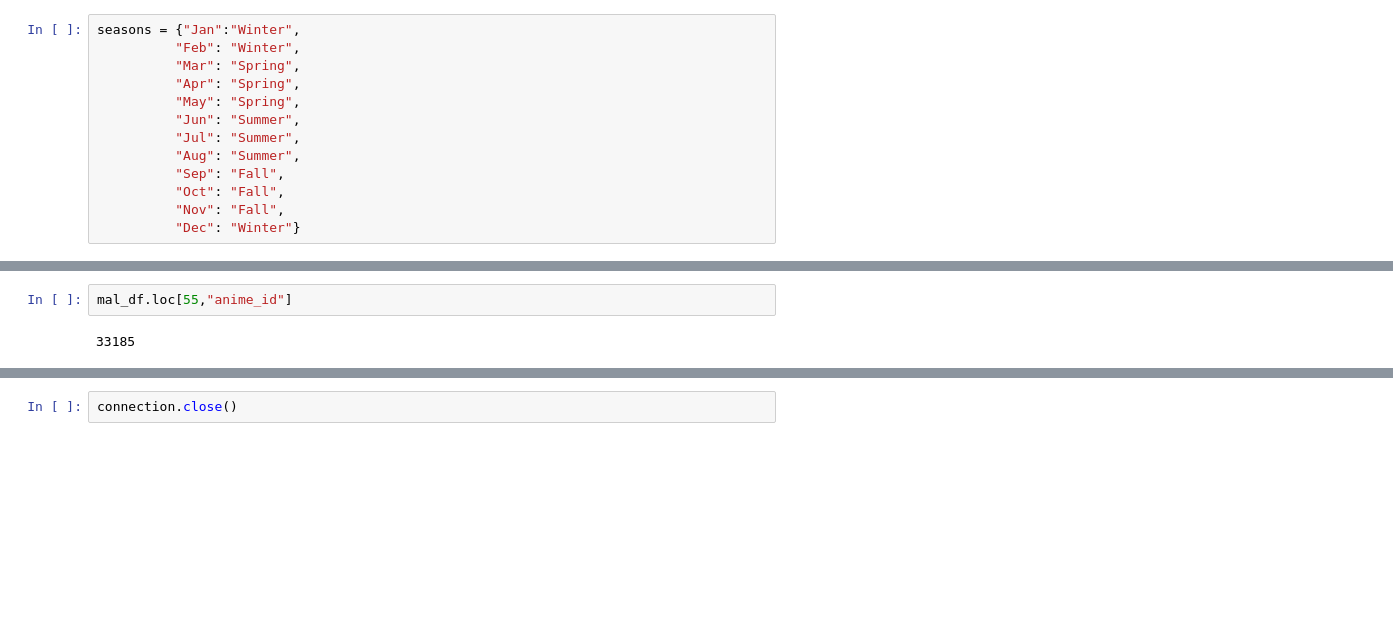
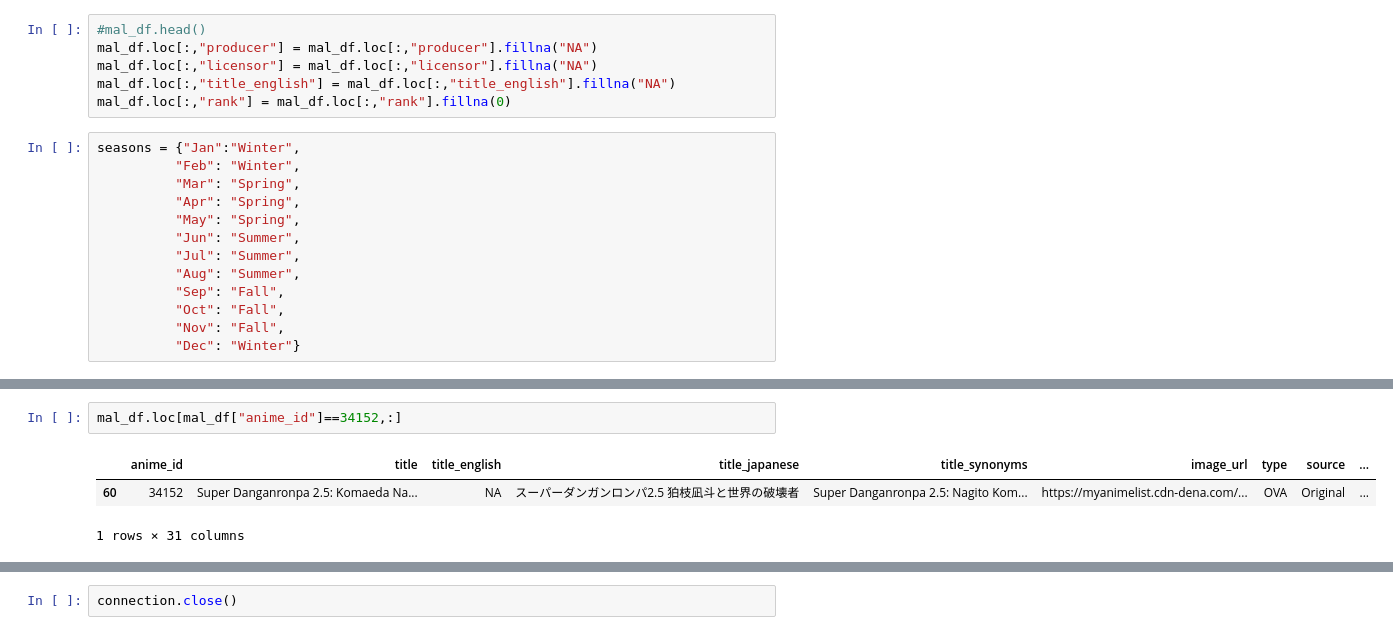
Before and after one commit to yjuw/MAL_analysis, a Jupyter notebook: Google_Trends_Anime/make_sql_db.ipynb, the cells around one changed output, grey strips where cells are left out. Drawn from its saved outputs; the diff is of its cells as text; blank space fills up the shorter version.

```diff
--- a/Google_Trends_Anime/make_sql_db.ipynb
+++ b/Google_Trends_Anime/make_sql_db.ipynb
@@ -140,6 +144,12 @@ with open("Anime_List_Path.txt") as file:
     path = file.read()
 
 mal_df = pd.read_csv(path)
+# %%
+#mal_df.head()
+mal_df.loc[:,"producer"] = mal_df.loc[:,"producer"].fillna("NA")
+mal_df.loc[:,"licensor"] = mal_df.loc[:,"licensor"].fillna("NA")
+mal_df.loc[:,"title_english"] = mal_df.loc[:,"title_english"].fillna("NA")
+mal_df.loc[:,"rank"] = mal_df.loc[:,"rank"].fillna(0)
 # %%
 seasons = {"Jan":"Winter",
           "Feb": "Winter",
@@ -163,4 +188,6 @@ NumericValueOutOfRange: integer out of range
 # %%
-mal_df.loc[55,"anime_id"]
+mal_df.loc[mal_df["anime_id"]==34152,:]
 # %% [output]
+|  | anime_id | title | title_english | title_japanese | title_synonyms | image_url | type | source | ... |
+| 60 | 34152 | Super Danganronpa 2.5: Komaeda Na... | NA | スーパーダンガンロンパ2.5 狛枝凪斗と世界の破壊者 | Super Danganronpa 2.5: Nagito Kom... | https://myanimelist.cdn-dena.com/... | OVA | Original | ... |
-33185
+1 rows × 31 columns
```
Also changed, not shown: parts of 3 cells of this notebook.
